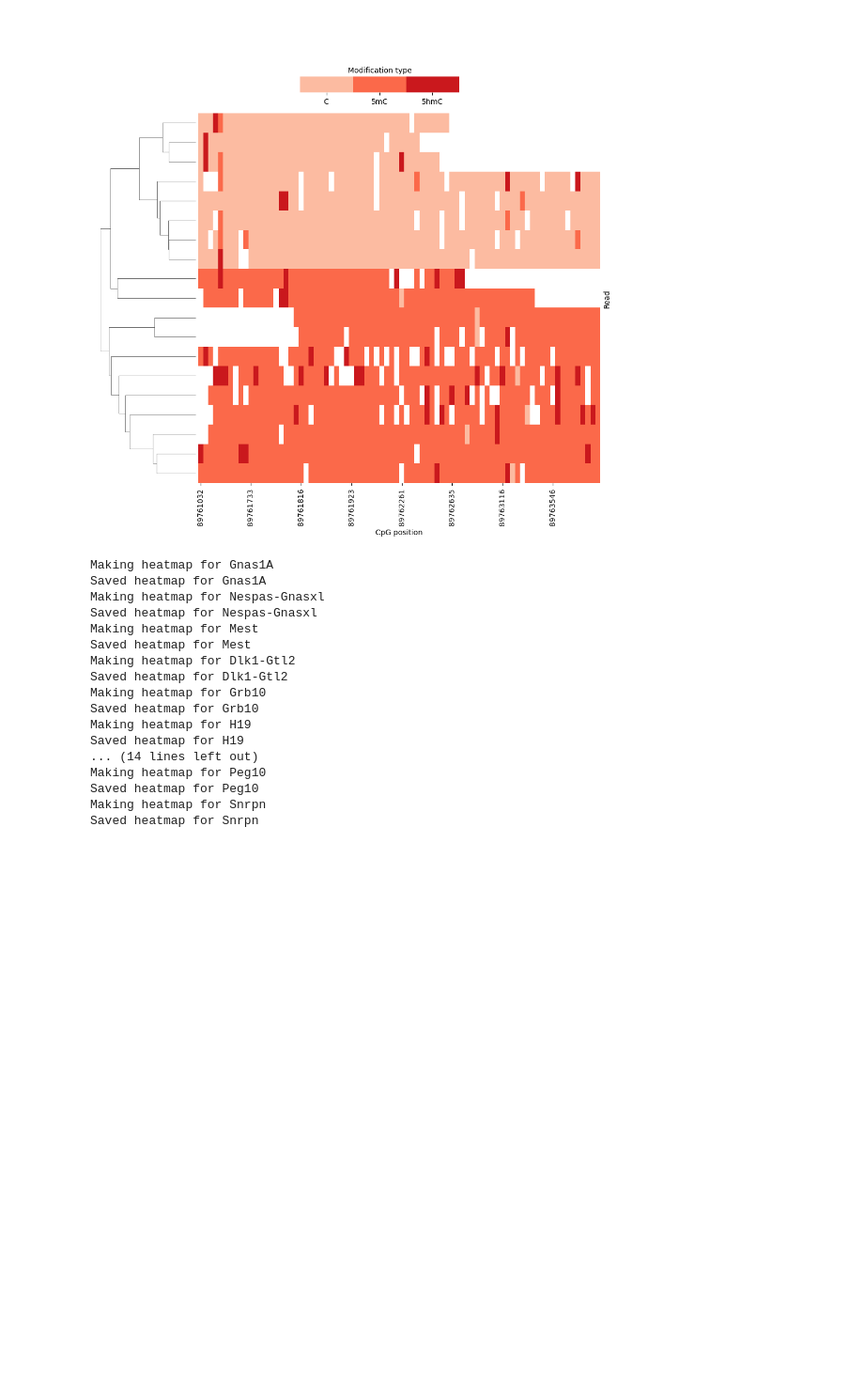
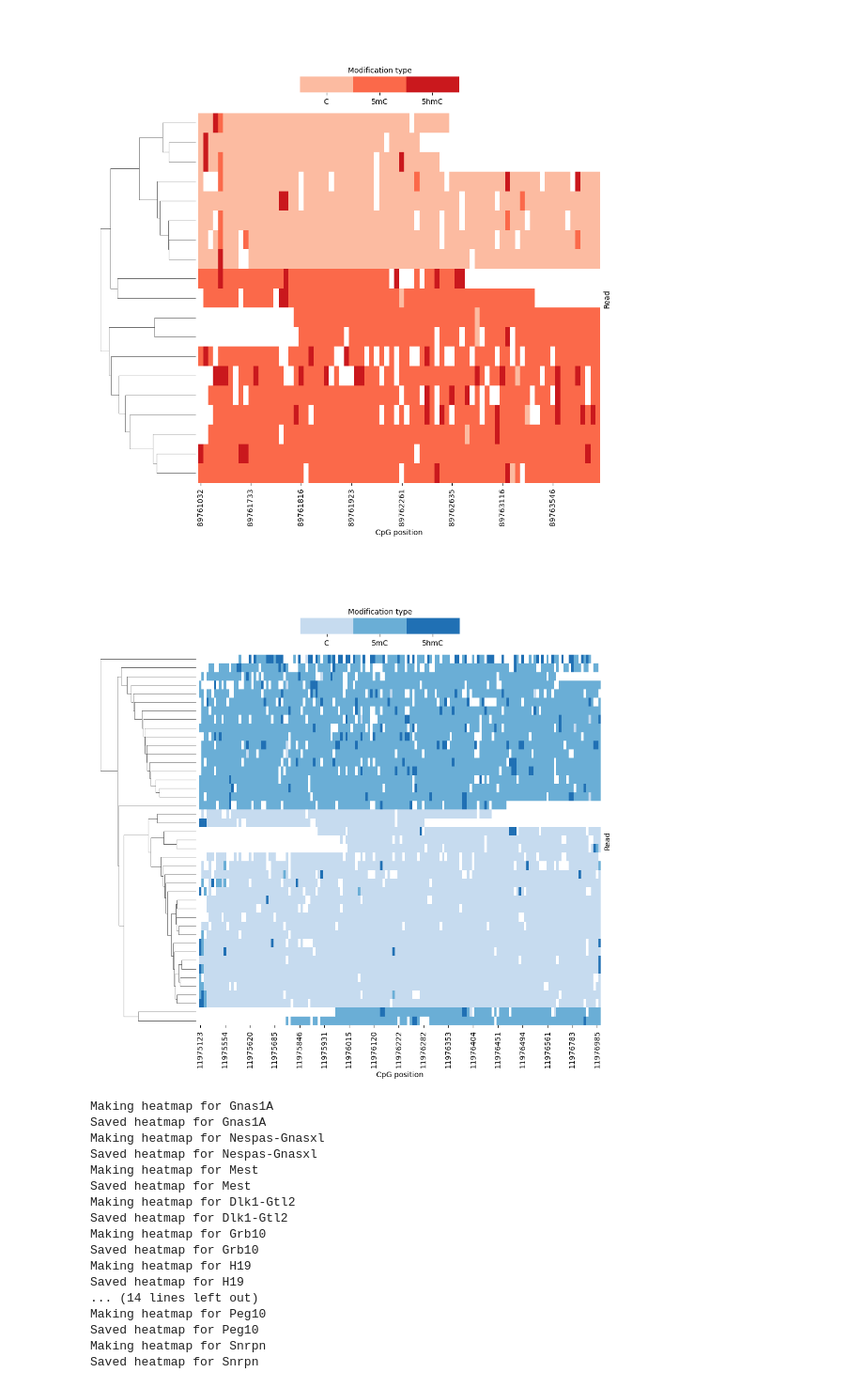
Before and after one commit to DominicOH/Analysis-of-nanopore-epigenetic-sequencing, a Jupyter notebook: Imprinting_genes_fig6.ipynb, the cells around one changed output. Shown: that part at 94% size. Cells and saved outputs as stored; diff of their text form; code cells hidden in the pictures; blank space fills up the shorter version.

```diff
--- a/Imprinting_genes_fig6.ipynb
+++ b/Imprinting_genes_fig6.ipynb
@@ -4,7 +4,8 @@ import pandas as pd
 import seaborn as sns
 import matplotlib.pyplot as plt
 # %%
-# dmr_coords_path = './feature_references/fig6_features/mm39_dmr_coordinates.bed'
+dmr_coords_path = './feature_references/original/fig6_features/mm39_dmr_coordinates.bed'
+
 
 def retrievePositionsFromDF(df):
     dict_of_coordinates = {}
@@ -20,9 +21,7 @@ def retrievePositionsFromDF(df):
         dict_of_coordinates.update(coord_dict)
     return dict_of_coordinates
 
-coord_dict = retrievePositionsFromDF(retrievePositionsDF(dmr_coords_path))
+coord_dict = retrievePositionsFromDF(pd.read_csv(dmr_coords_path, sep="\t"))
-# %%
-with ModBam('./data/prom_R10.4.1_E8.2_WGS_brain_DMR_regions.bam') as bam:
 # %%
 with ModBam('./data/prom_R10.4.1_E8.2_WGS_brain_DMR_regions.bam') as bam:
     gene_list = []
@@ -68,8 +67,6 @@ def NADropper(df):
     return new_df
 # %%
 def makeHeatmap(gene):
-
-    fig = plt.figure()
 
     data = NADropper(pivotToHeatmap(filterGeneStrands(gene_df, gene)))
 
@@ -77,7 +74,7 @@ def makeHeatmap(gene):
                 mask=data.isna(),
                 xticklabels=10, yticklabels=False,
                 col_cluster=False, row_cluster=True,
-                cmap=sns.color_palette("Reds", 3),
+                cmap=sns.color_palette("Blues", 3),
                 cbar_kws={"ticks" : [0, 1, 2],
                         "orientation" : "horizontal"},
                 figsize=(10, 10))
@@ -89,7 +86,7 @@ def makeHeatmap(gene):
     g.ax_heatmap.set_ylabel("Read")
     g.ax_heatmap.set_xlabel("CpG position")
 
-    return
+    return g
 # %%
 # It's also possible to revise the coordinates of DMRs
 gene_df.loc[gene_df["geneName"] == "Dlk1-Gtl2", ["chromStart", "chromEnd"]] = 109493708, 109495485
@@ -104,6 +101,11 @@ plt.savefig("./plots/imprinted_genes/Rasgrf1_ALT_heatmap.png")
 <Figure size 640x480 with 0 Axes>
 <Figure size 640x480 with 0 Axes>
 [figure]
+# %%
+grb10 = makeHeatmap("Grb10")
+grb10.savefig('./outputs/Grb10_heatmap_hiRes.png', dpi=600)
+# %% [output]
+[figure, added]
 # %%
 for name in gene_df["geneName"].value_counts().index:
     print("Making heatmap for {gene_name}".format(gene_name=name))
```
Also changed, not shown: 1 other file.
